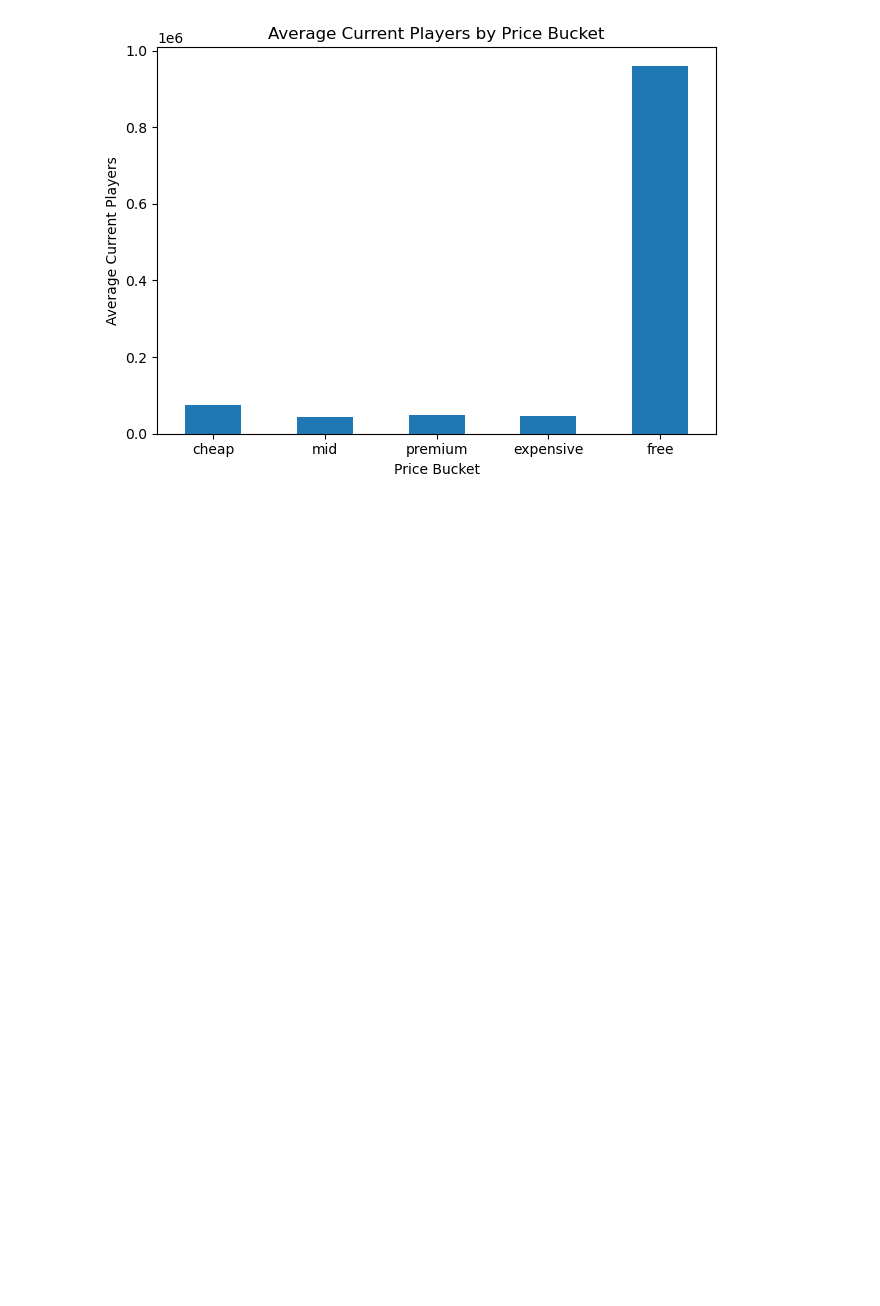
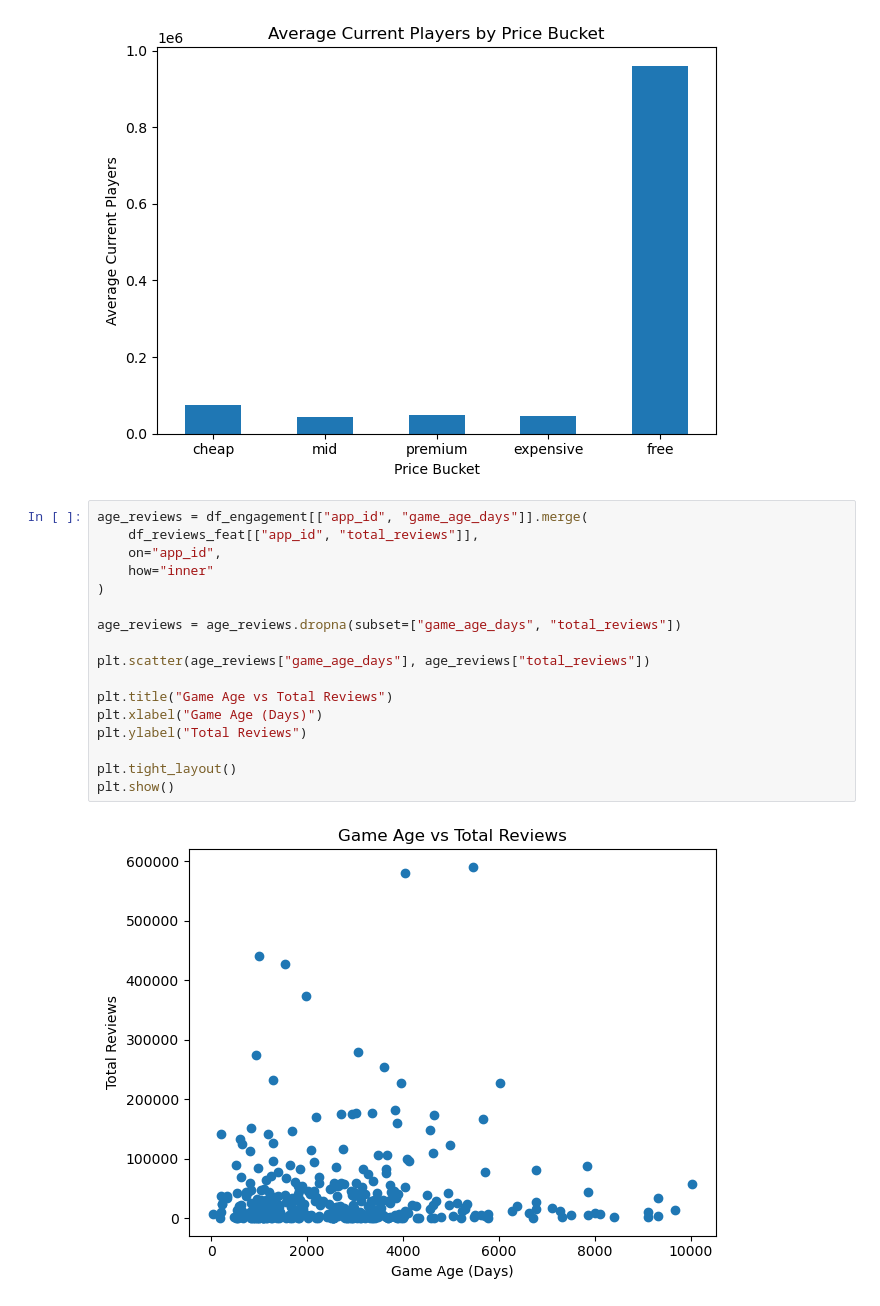
Before and after one commit to mmauricioj28/Video-Game-Staying-Power-Analysis, a Jupyter notebook: notebooks/05_analysis.ipynb, the cells around one changed output. Cells and saved outputs as stored; diff of their text form; blank space fills up the shorter version.

```diff
--- a/notebooks/05_analysis.ipynb
+++ b/notebooks/05_analysis.ipynb
@@ -156,3 +157,22 @@ plt.tight_layout()
 plt.show()
 # %% [output]
 [figure]
+# %%
+age_reviews = df_engagement[["app_id", "game_age_days"]].merge(
+    df_reviews_feat[["app_id", "total_reviews"]],
+    on="app_id",
+    how="inner"
+)
+
+age_reviews = age_reviews.dropna(subset=["game_age_days", "total_reviews"])
+
+plt.scatter(age_reviews["game_age_days"], age_reviews["total_reviews"])
+
+plt.title("Game Age vs Total Reviews")
+plt.xlabel("Game Age (Days)")
+plt.ylabel("Total Reviews")
+
+plt.tight_layout()
+plt.show()
+# %% [output]
+[figure, added]
```
Also changed, not shown: parts of 2 cells of this notebook, 6 other files.
